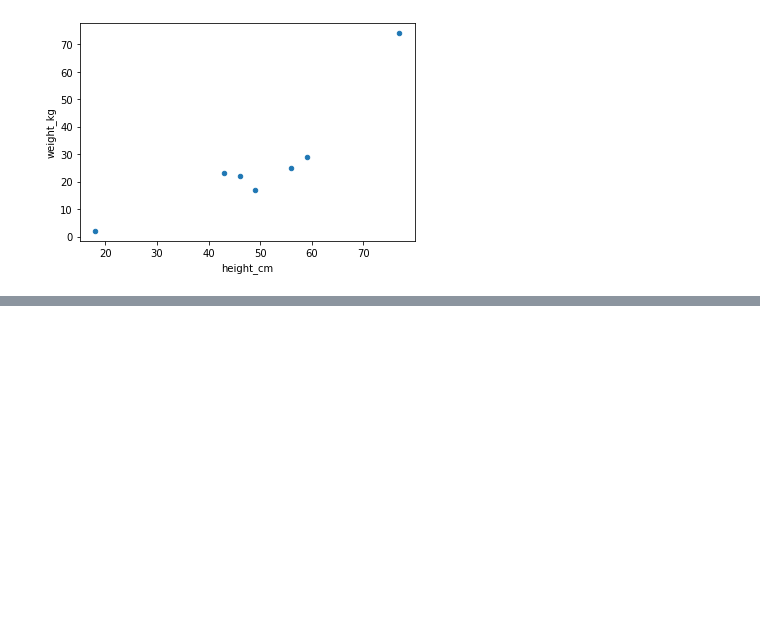
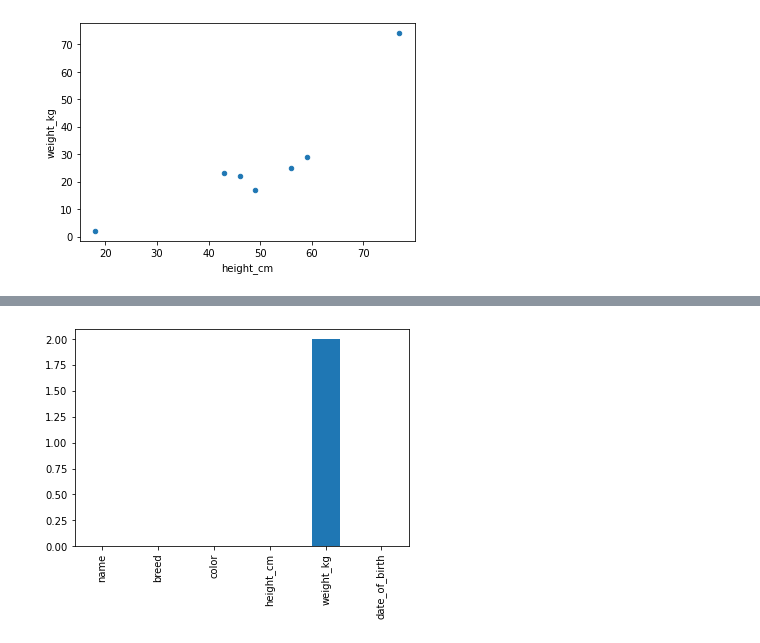
Before and after one commit to Abito21/DataScience-Python-DataCamp, a Jupyter notebook: 3-Data-Manipulation-with-Pandas.ipynb, the cells around one changed output, grey strips where cells are left out. Cells and saved outputs as stored; diff of their text form; code cells hidden in the pictures; blank space fills up the shorter version.

Commit message:
missing values

```diff
--- a/3-Data-Manipulation-with-Pandas.ipynb
+++ b/3-Data-Manipulation-with-Pandas.ipynb
@@ -1453,0 +1468,16 @@ plt.show()
+# %%
+from numpy import NaN
+import pandas as pd
+dict = {
+    "name": ["Bella", "Charlie", "Lucy", "Cooper", "Max", "Stella", "Bernie"],
+    "breed": ["Labrador", "Poodle", "Chow Chow", "Schnauzer", "Labrador", "Chihuahua", "St. Bernard"],
+    "color": ["Brown", "Black", "Brown", "Gray", "Black", "Tan", "White"],
+    "height_cm": [56, 43, 46, 49, 59, 18, 77],
+    "weight_kg": [NaN, 23, 22, NaN, 29, 2, 74],
+    "date_of_birth": ["2013-07-01", "2016-09-16", "2014-08-25", "2011-12-11", "2017-01-20", "2015-04-20", "2018-02-27"]
+}
+
+# Summarizing numerical data
+dogs = pd.DataFrame(dict)
+
+dogs.head()
@@ -1453,0 +1525,7 @@ plt.show()
+# %%
+# Plottng missing values
+import matplotlib.pyplot as plt
+dogs.isna().sum().plot(kind='bar')
+plt.show()
+# %% [output]
+[figure, added]
```
Also changed, not shown: parts of 8 cells of this notebook.
